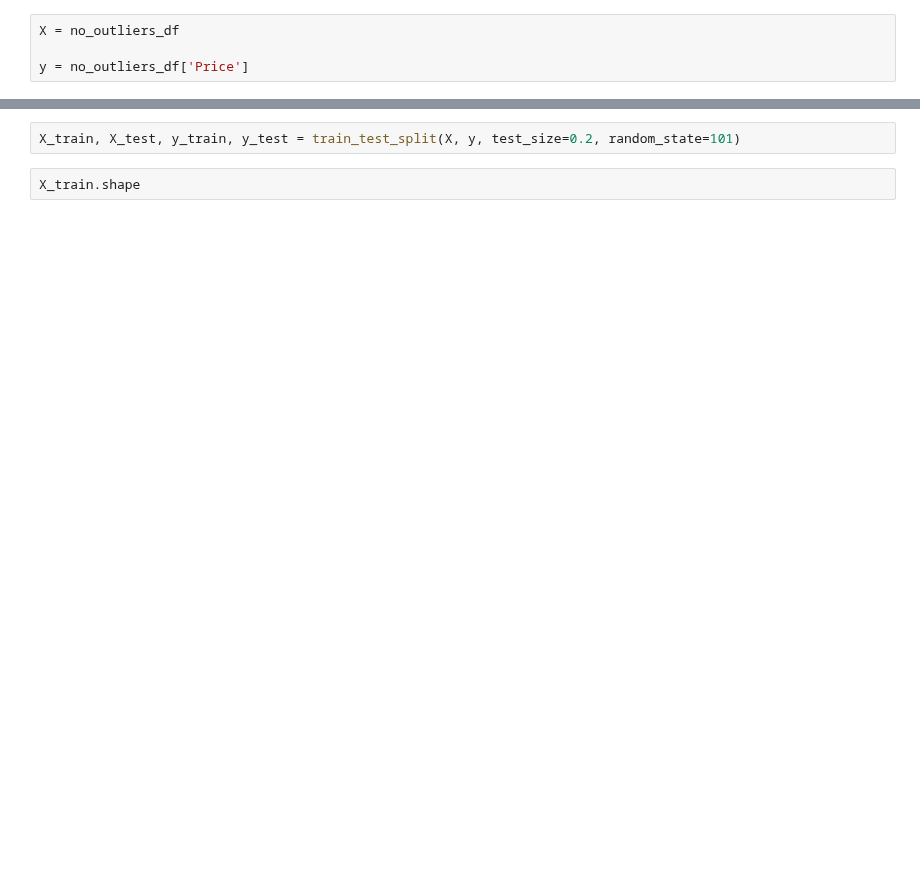
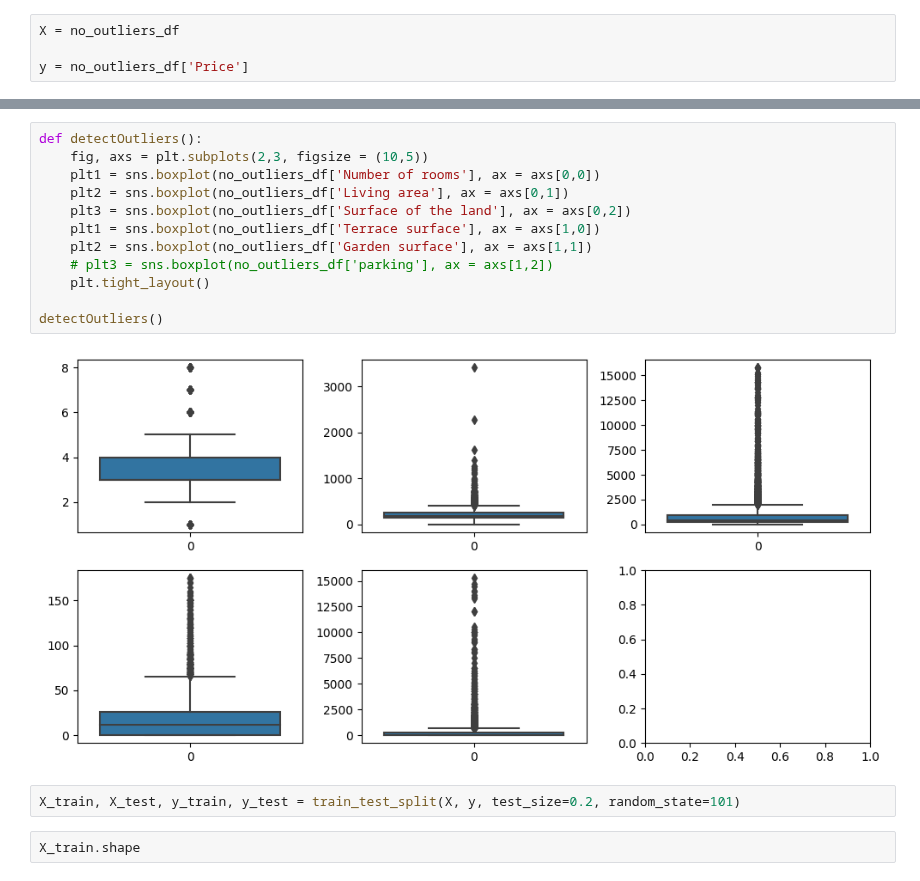
Before and after one commit to Ta-DevSark/challenge-regression, a Jupyter notebook: sarkis.ipynb, the cells around one changed output, grey strips where cells are left out. Cells and saved outputs as stored; diff of their text form; blank space fills up the shorter version.

```diff
--- a/sarkis.ipynb
+++ b/sarkis.ipynb
@@ -89,3 +123,17 @@ Name: Price, Length: 9221, dtype: int64
+# %%
+def detectOutliers():
+    fig, axs = plt.subplots(2,3, figsize = (10,5))
+    plt1 = sns.boxplot(no_outliers_df['Number of rooms'], ax = axs[0,0])
+    plt2 = sns.boxplot(no_outliers_df['Living area'], ax = axs[0,1])
+    plt3 = sns.boxplot(no_outliers_df['Surface of the land'], ax = axs[0,2])
+    plt1 = sns.boxplot(no_outliers_df['Terrace surface'], ax = axs[1,0])
+    plt2 = sns.boxplot(no_outliers_df['Garden surface'], ax = axs[1,1])
+    # plt3 = sns.boxplot(no_outliers_df['parking'], ax = axs[1,2])
+    plt.tight_layout()
+
+detectOutliers()
+# %% [output]
+[figure, added]
 # %%
 X_train, X_test, y_train, y_test = train_test_split(X, y, test_size=0.2, random_state=101)
 # %%
```
Also changed, not shown: parts of 14 cells of this notebook.
